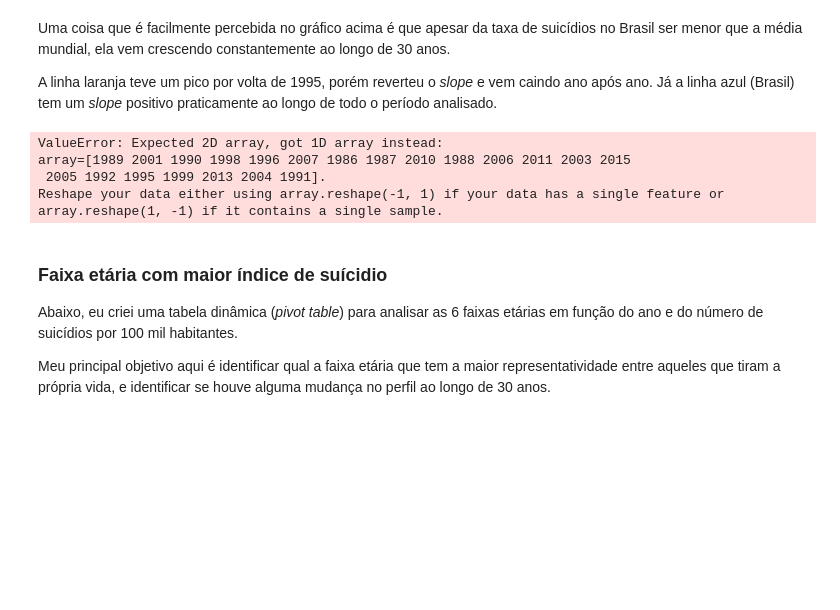
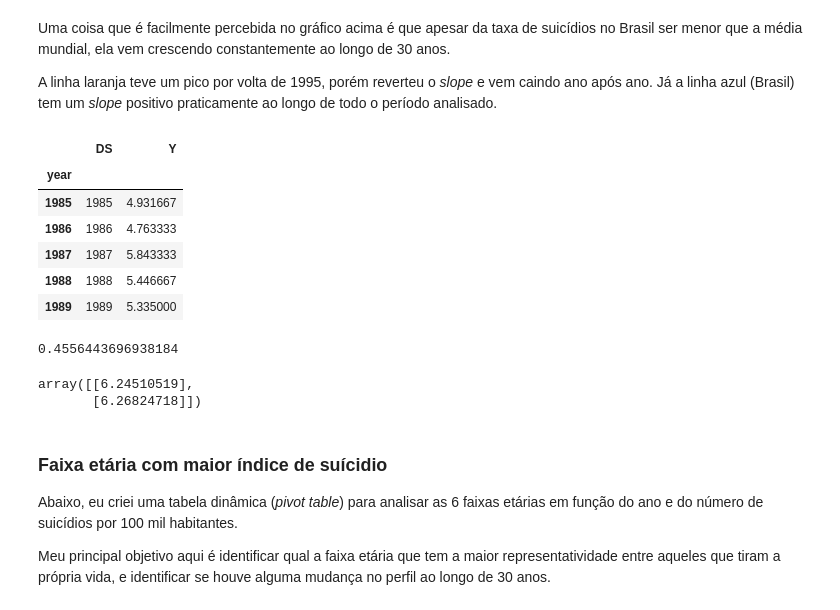
Before and after one commit to carlosfab/data_science, a Jupyter notebook: Setembro_Amarelo.ipynb, the cells around one changed output. Saved outputs shown, nothing was run; the diff lists cells and outputs as text; code cells hidden in the pictures; blank space fills up the shorter version.

```diff
--- a/Setembro_Amarelo.ipynb
+++ b/Setembro_Amarelo.ipynb
@@ -175,5 +173,17 @@ Uma coisa que é facilmente percebida no gráfico acima é que apesar da taxa de
 
 A linha laranja teve um pico por volta de 1995, porém reverteu o *slope* e vem caindo ano após ano. Já a linha azul (Brasil) tem um *slope* positivo praticamente ao longo de todo o período analisado.
 # %%
-df_brasil_mean = df_brasil.groupby('year')[['suicides/100k pop']].mean()
-df_world_mean = df.groupby('year')[['suicides/100k pop']].mean()
+df_suicides_brazil_sum = df_brasil.groupby('year')[['suicides/100k pop']].mean()
+df_suicides_world_sum = df.groupby('year')[['suicides/100k pop']].mean()
+df_suicides_brazil_sum["DS"] = df_suicides_brazil_sum.index
+df_suicides_brazil_sum["Y"] = df_suicides_brazil_sum["suicides/100k pop"]
+df_suicides_brazil_sum = df_suicides_brazil_sum.drop(['suicides/100k pop'], axis=1)
+df_suicides_brazil_sum.head()
+# %% [output]
+|  | DS | Y |
+| year |  |  |
+| 1985 | 1985 | 4.931667 |
+| 1986 | 1986 | 4.763333 |
+| 1987 | 1987 | 5.843333 |
+| 1988 | 1988 | 5.446667 |
+| 1989 | 1989 | 5.335000 |
@@ -191,19 +201,16 @@ X_train_world, X_test_world, y_train_world, y_test_world = train_test_split(df_w
 # %%
+
 from sklearn.linear_model import LinearRegression
-
-reg_brazil = LinearRegression().fit(X_train_brazil, y_train_brazil)
-resul_reg_brazil = reg_brazil.score(X_test_brazil, y_test_brazil)
-
-reg_world = LinearRegression().fit(X_train_world, y_train_world)
-resul_reg_world = reg_world.score(X_test_world, y_test_world)
-
-
-print("Brazil: {} World: {}".format(reg_brazil, reg_world))
+reg = LinearRegression().fit(X_train_brazil, y_train_brazil)
+accuracy_score = reg.score(X_test_brazil, y_test_brazil)
+accuracy_score
 # %% [output]
-ValueError: Expected 2D array, got 1D array instead:
-array=[1989 2001 1990 1998 1996 2007 1986 1987 2010 1988 2006 2011 2003 2015
- 2005 1992 1995 1999 2013 2004 1991].
-Reshape your data either using array.reshape(-1, 1) if your data has a single feature or array.reshape(1, -1) if it contains a single sample.
+0.4556443696938184
+# %%
+reg.predict([[2016],[2017]])
+# %% [output]
+array([[6.24510519],
+       [6.26824718]])
 # %% [markdown]
 ### Faixa etária com maior índice de suícidio
 
```
Also changed, not shown: parts of 4 cells of this notebook.
